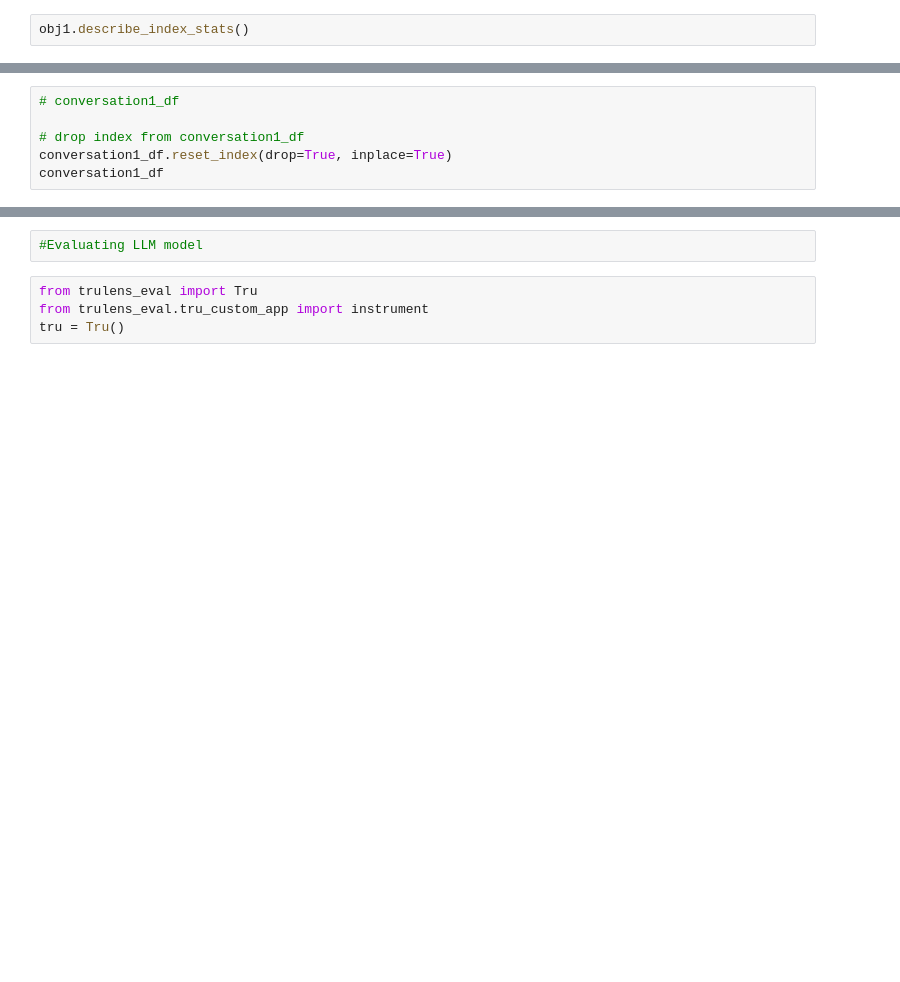
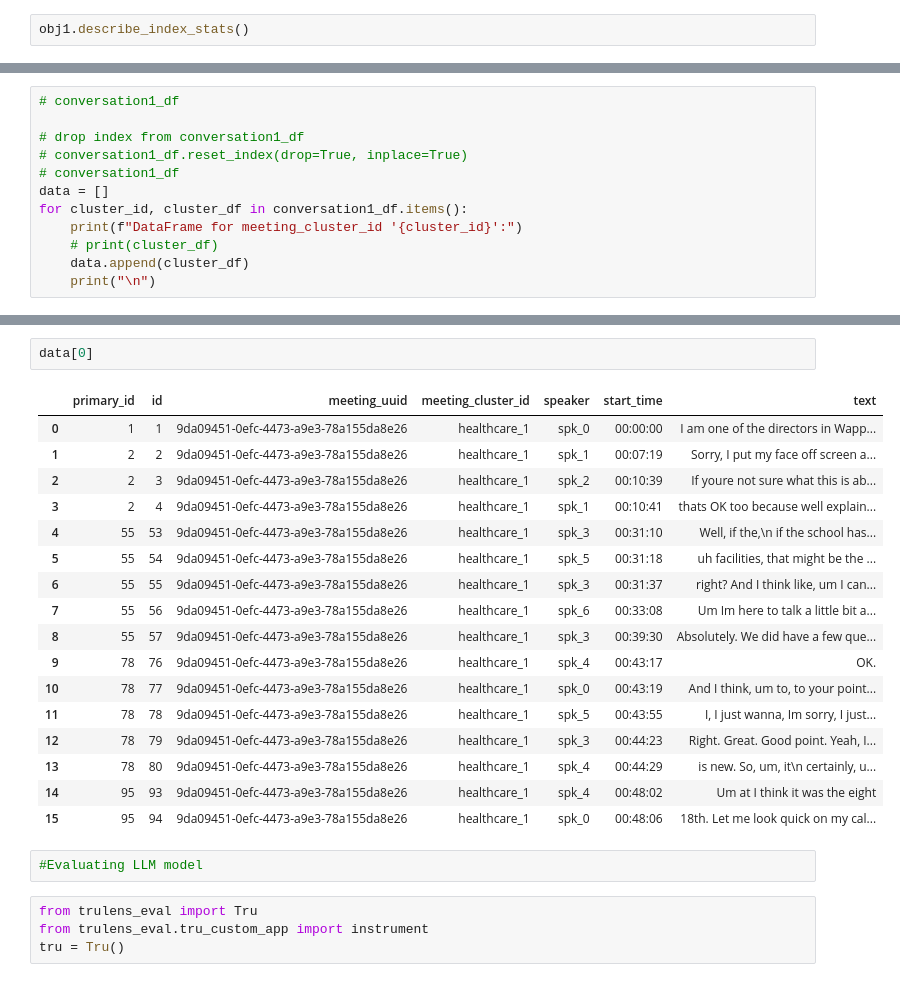
Before and after one commit to SartajBhuvaji/Resonate, a Jupyter notebook: src/pinecone/noteboook.ipynb, the cells around one changed output, grey strips where cells are left out. Cells and saved outputs as stored; diff of their text form; blank space fills up the shorter version.

Commit message:
Updated pinecone to work with clusters

```diff
--- a/src/pinecone/noteboook.ipynb
+++ b/src/pinecone/noteboook.ipynb
@@ -339,5 +401,11 @@ conversation1_df = obj1.query_delta_conversations()
 # conversation1_df
 
 # drop index from conversation1_df
-conversation1_df.reset_index(drop=True, inplace=True)
-conversation1_df
+# conversation1_df.reset_index(drop=True, inplace=True)
+# conversation1_df
+data = []
+for cluster_id, cluster_df in conversation1_df.items():
+    print(f"DataFrame for meeting_cluster_id '{cluster_id}':")
+    # print(cluster_df)
+    data.append(cluster_df)
+    print("\n")
@@ -344,3 +420,23 @@ conversation1_df
+# %%
+data[0]
+# %% [output]
+|  | primary_id | id | meeting_uuid | meeting_cluster_id | speaker | start_time | text |
+| 0 | 1 | 1 | 9da09451-0efc-4473-a9e3-78a155da8e26 | healthcare_1 | spk_0 | 00:00:00 | I am one of the directors in Wapp... |
+| 1 | 2 | 2 | 9da09451-0efc-4473-a9e3-78a155da8e26 | healthcare_1 | spk_1 | 00:07:19 | Sorry, I put my face off screen a... |
+| 2 | 2 | 3 | 9da09451-0efc-4473-a9e3-78a155da8e26 | healthcare_1 | spk_2 | 00:10:39 | If youre not sure what this is ab... |
+| 3 | 2 | 4 | 9da09451-0efc-4473-a9e3-78a155da8e26 | healthcare_1 | spk_1 | 00:10:41 | thats OK too because well explain... |
+| 4 | 55 | 53 | 9da09451-0efc-4473-a9e3-78a155da8e26 | healthcare_1 | spk_3 | 00:31:10 | Well, if the,\n if the school has... |
+| 5 | 55 | 54 | 9da09451-0efc-4473-a9e3-78a155da8e26 | healthcare_1 | spk_5 | 00:31:18 | uh facilities, that might be the ... |
+| 6 | 55 | 55 | 9da09451-0efc-4473-a9e3-78a155da8e26 | healthcare_1 | spk_3 | 00:31:37 | right? And I think like, um I can... |
+| 7 | 55 | 56 | 9da09451-0efc-4473-a9e3-78a155da8e26 | healthcare_1 | spk_6 | 00:33:08 | Um Im here to talk a little bit a... |
+| 8 | 55 | 57 | 9da09451-0efc-4473-a9e3-78a155da8e26 | healthcare_1 | spk_3 | 00:39:30 | Absolutely. We did have a few que... |
+| 9 | 78 | 76 | 9da09451-0efc-4473-a9e3-78a155da8e26 | healthcare_1 | spk_4 | 00:43:17 | OK. |
+| 10 | 78 | 77 | 9da09451-0efc-4473-a9e3-78a155da8e26 | healthcare_1 | spk_0 | 00:43:19 | And I think, um to, to your point... |
+| 11 | 78 | 78 | 9da09451-0efc-4473-a9e3-78a155da8e26 | healthcare_1 | spk_5 | 00:43:55 | I, I just wanna, Im sorry, I just... |
+| 12 | 78 | 79 | 9da09451-0efc-4473-a9e3-78a155da8e26 | healthcare_1 | spk_3 | 00:44:23 | Right. Great. Good point. Yeah, I... |
+| 13 | 78 | 80 | 9da09451-0efc-4473-a9e3-78a155da8e26 | healthcare_1 | spk_4 | 00:44:29 | is new. So, um, it\n certainly, u... |
+| 14 | 95 | 93 | 9da09451-0efc-4473-a9e3-78a155da8e26 | healthcare_1 | spk_4 | 00:48:02 | Um at I think it was the eight |
+| 15 | 95 | 94 | 9da09451-0efc-4473-a9e3-78a155da8e26 | healthcare_1 | spk_0 | 00:48:06 | 18th. Let me look quick on my cal... |
 # %%
 #Evaluating LLM model
 # %%
```
Also changed, not shown: parts of 20 cells of this notebook, 26 other files.
